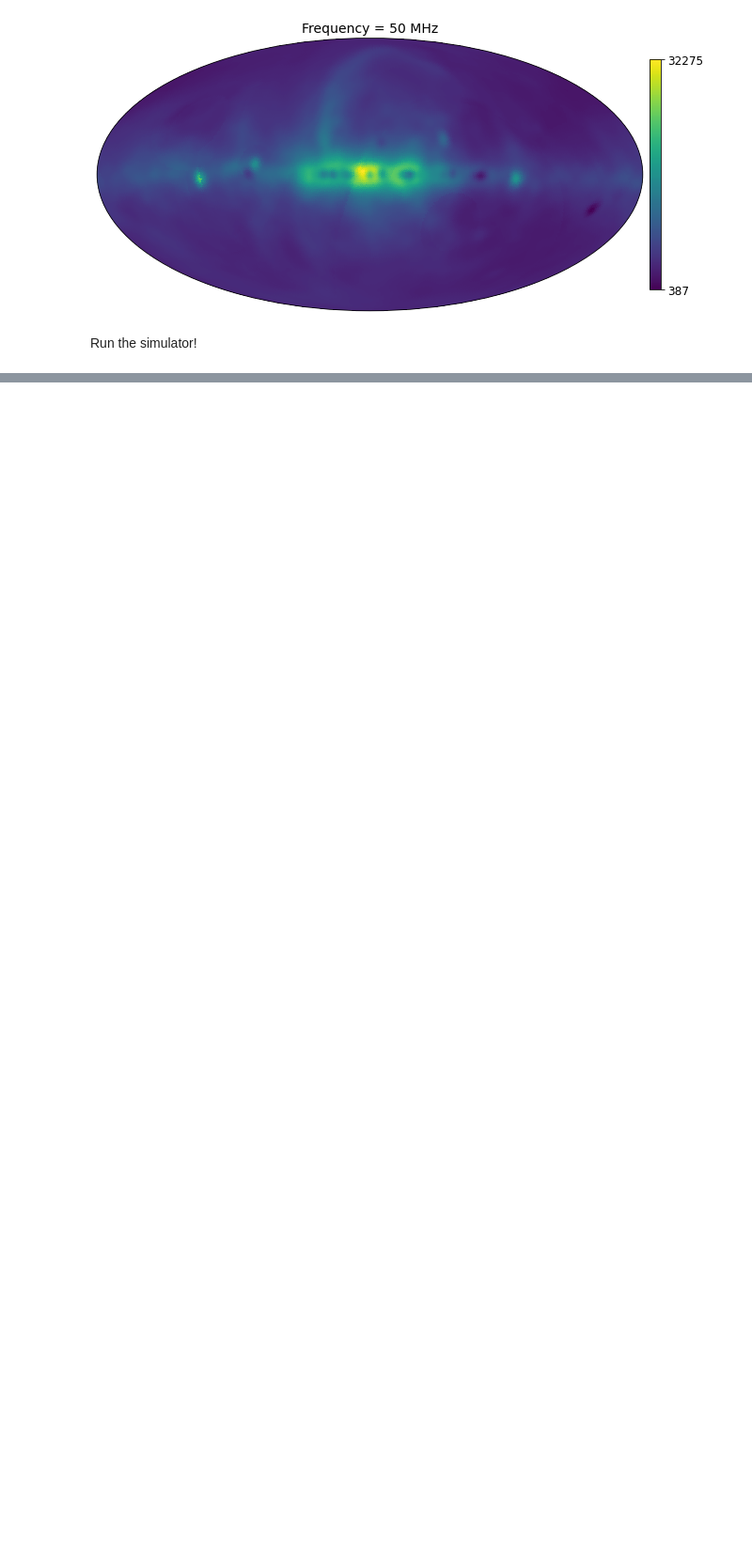
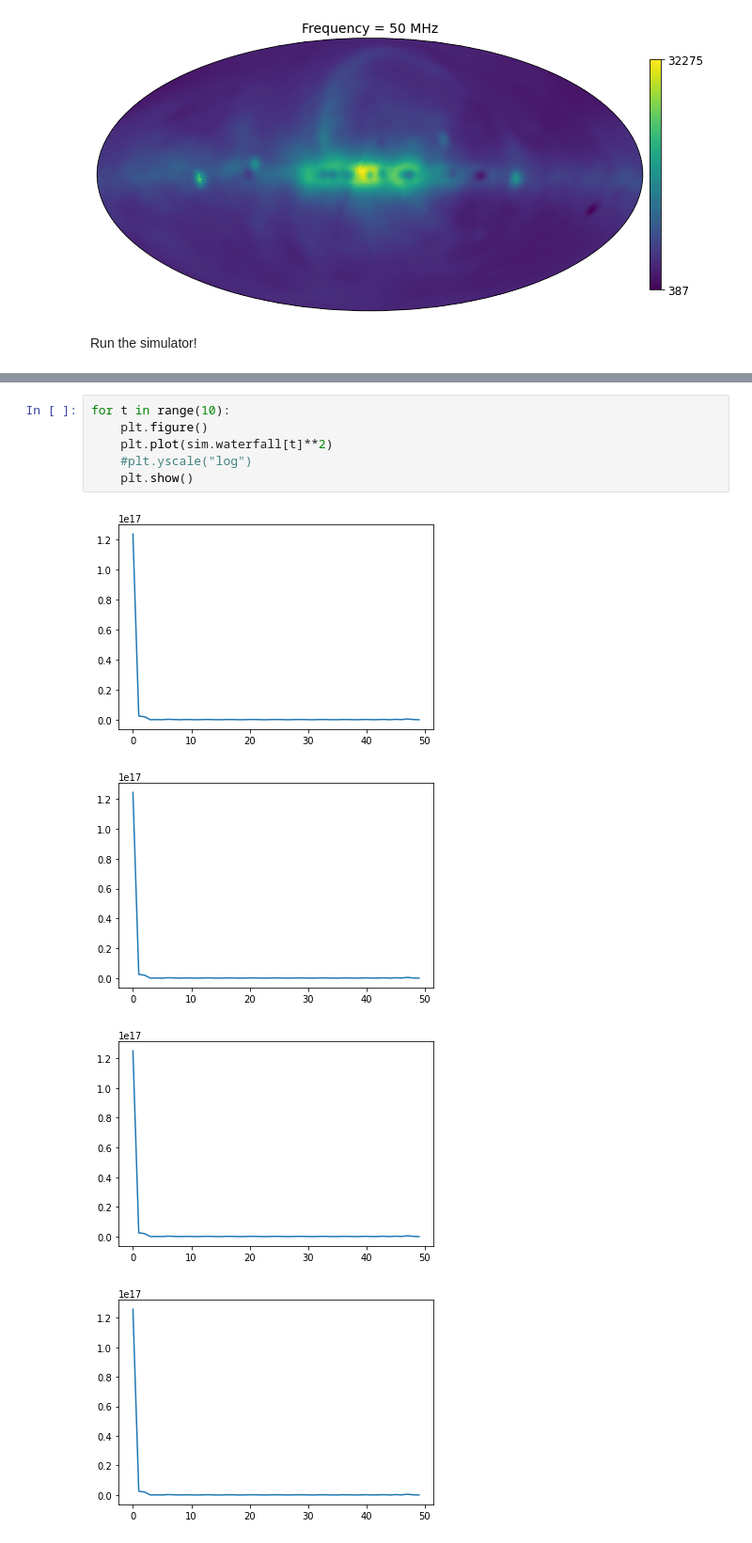
Before and after one commit to christianhbye/croissant, a Jupyter notebook: notebooks/example_sim.ipynb, the cells around one changed output, grey strips where cells are left out. Shown: that part at 94% size. Saved outputs shown, nothing was run; the diff lists cells and outputs as text; blank space fills up the shorter version.

```diff
--- a/notebooks/example_sim.ipynb
+++ b/notebooks/example_sim.ipynb
@@ -94,0 +91,11 @@ sim.plot()
+# %%
+for t in range(10):
+    plt.figure()
+    plt.plot(sim.waterfall[t]**2)
+    #plt.yscale("log")
+    plt.show()
+# %% [output]
+[figure, added]
+[figure, added]
+[figure, added]
+[figure, added]
```
Also changed, not shown: parts of 10 cells of this notebook.
